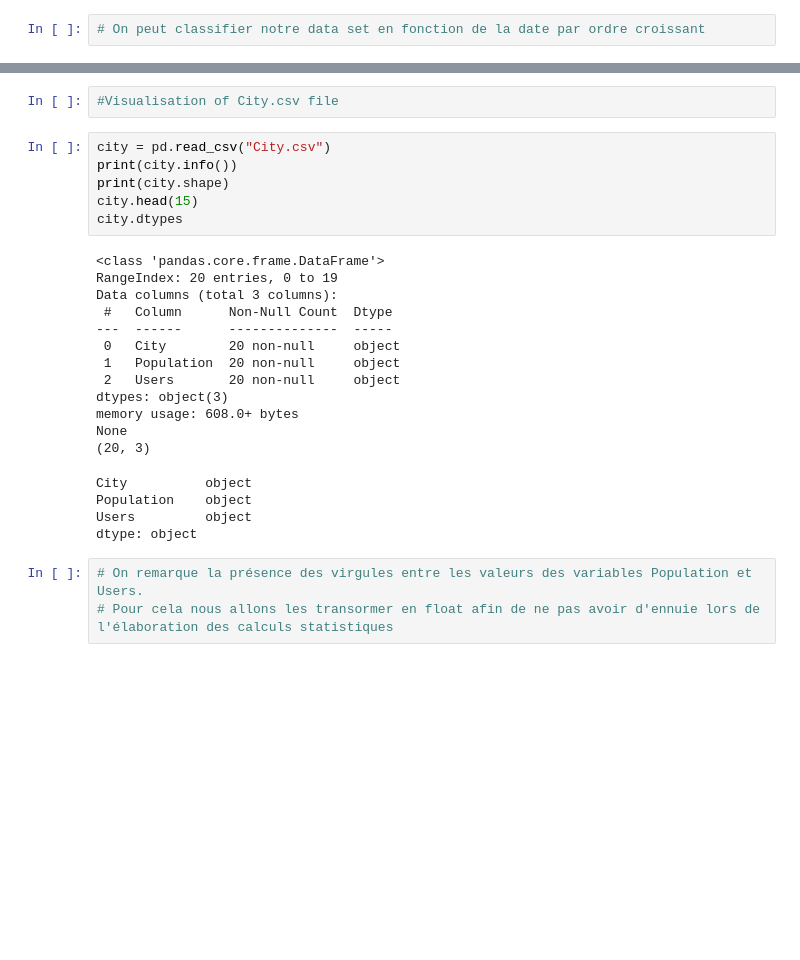
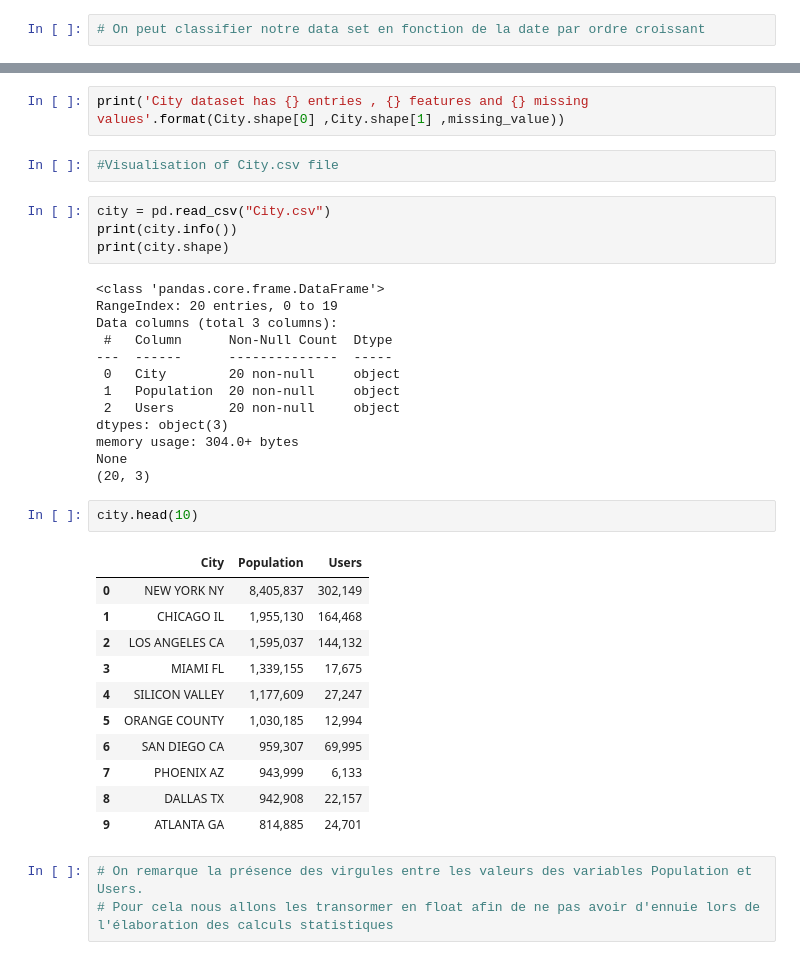
Before and after one commit to elvissounna/Projet_IA, a Jupyter notebook: week_2.ipynb, the cells around one changed output, grey strips where cells are left out. Saved outputs shown, nothing was run; the diff lists cells and outputs as text; blank space fills up the shorter version.

```diff
--- a/week_2.ipynb
+++ b/week_2.ipynb
@@ -132,11 +167,11 @@ round(cab.describe(include = 'all'),2)
+# %%
+print('City dataset has {} entries , {} features and {} missing values'.format(City.shape[0] ,City.shape[1] ,missing_value))
 # %%
 #Visualisation of City.csv file
 # %%
 city = pd.read_csv("City.csv")
 print(city.info())
 print(city.shape)
-city.head(15)
-city.dtypes
 # %% [output]
 <class 'pandas.core.frame.DataFrame'>
 RangeIndex: 20 entries, 0 to 19
@@ -147,13 +182,23 @@ Data columns (total 3 columns):
  1   Population  20 non-null     object
  2   Users       20 non-null     object
 dtypes: object(3)
-memory usage: 608.0+ bytes
+memory usage: 304.0+ bytes
 None
 (20, 3)
-City          object
-Population    object
-Users         object
-dtype: object
+# %%
+city.head(10)
+# %% [output]
+|  | City | Population | Users |
+| 0 | NEW YORK NY | 8,405,837 | 302,149 |
+| 1 | CHICAGO IL | 1,955,130 | 164,468 |
+| 2 | LOS ANGELES CA | 1,595,037 | 144,132 |
+| 3 | MIAMI FL | 1,339,155 | 17,675 |
+| 4 | SILICON VALLEY | 1,177,609 | 27,247 |
+| 5 | ORANGE COUNTY | 1,030,185 | 12,994 |
+| 6 | SAN DIEGO CA | 959,307 | 69,995 |
+| 7 | PHOENIX AZ | 943,999 | 6,133 |
+| 8 | DALLAS TX | 942,908 | 22,157 |
+| 9 | ATLANTA GA | 814,885 | 24,701 |
 # %%
 # On remarque la présence des virgules entre les valeurs des variables Population et Users.
 # Pour cela nous allons les transormer en float afin de ne pas avoir d'ennuie lors de l'élaboration des calculs statistiques
```
Also changed, not shown: parts of 15 cells of this notebook, 1 other file.
